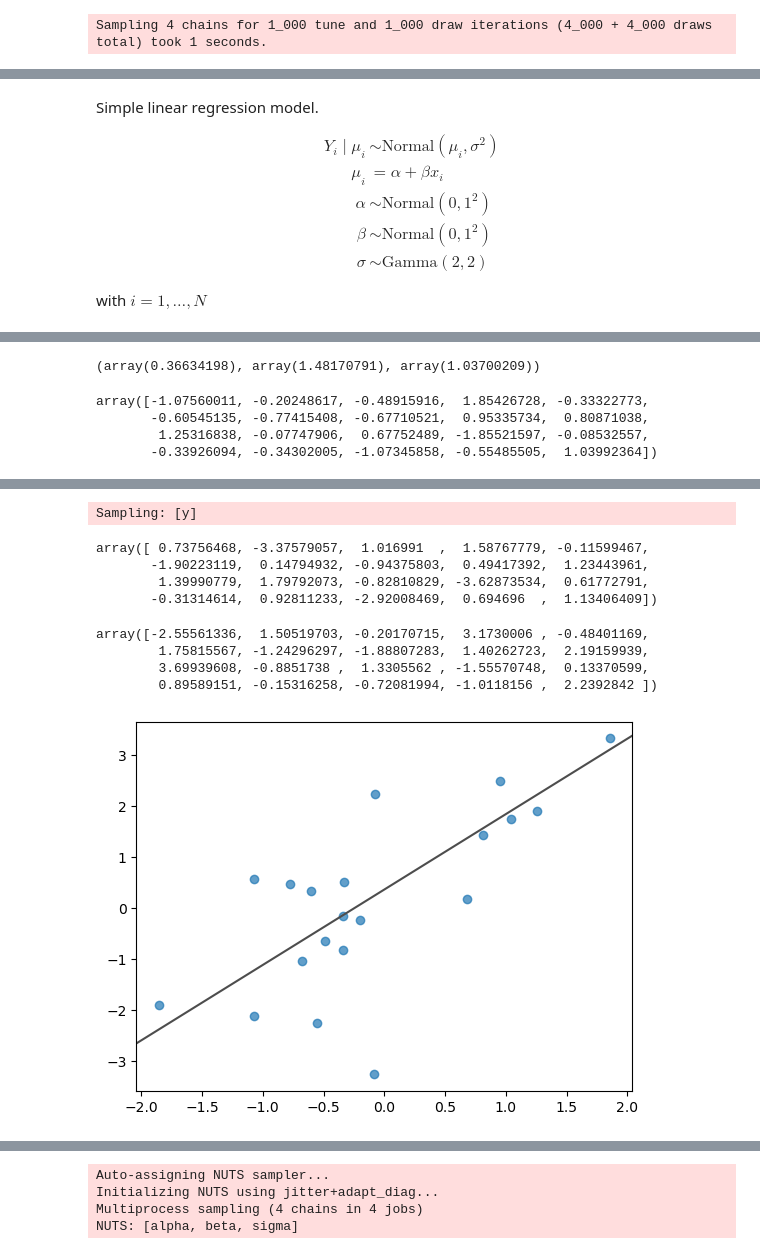
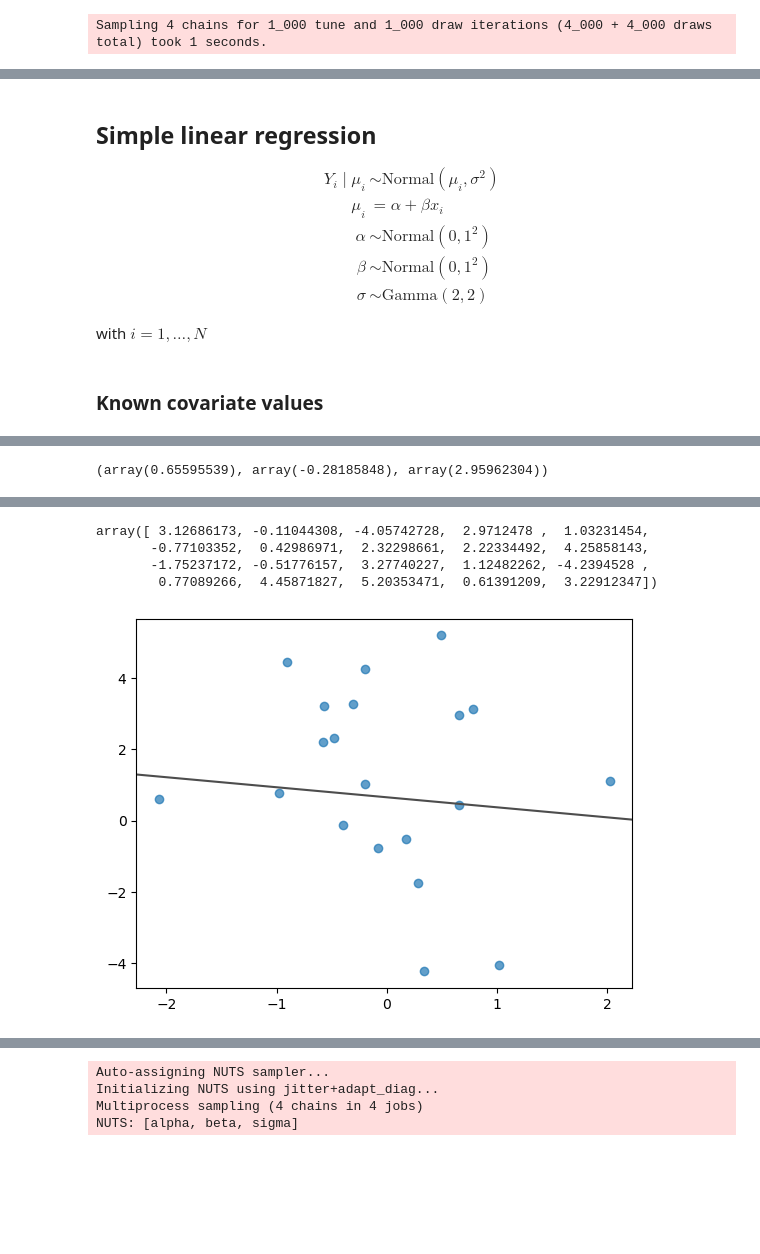
Before and after one commit to tomicapretto/tomicapretto.github.io, a Jupyter notebook: posts/2024-10-31_pymc-data-simulation/index.ipynb, the cells around one changed output, grey strips where cells are left out. Saved outputs shown, nothing was run; the diff lists cells and outputs as text; code cells hidden in the pictures; blank space fills up the shorter version.

```diff
--- a/posts/2024-10-31_pymc-data-simulation/index.ipynb
+++ b/posts/2024-10-31_pymc-data-simulation/index.ipynb
@@ -75,5 +79,5 @@ az.plot_posterior(idata, ref_val=[mu_value, sigma_value]);
 # %% [markdown]
-Simple linear regression model.
+## Simple linear regression
 
 $$
 \begin{aligned}
@@ -86,3 +90,5 @@ Y_i \mid \mu_i &\sim \text{Normal}(\mu_i, \sigma^2) \\
 $$
 
 with $i = 1, \dots, N$
+# %% [markdown]
+### Known covariate values
@@ -90,11 +103,10 @@ with $i = 1, \dots, N$
 N = 20
 
 with pm.Model() as model:
-    alpha = pm.Normal("alpha")
-    beta = pm.Normal("beta")
-    x = pm.Normal("x", shape=N)
+    alpha = pm.Normal("alpha", mu=0, sigma=1)
+    beta = pm.Normal("beta", mu=0, sigma=1)
 
-    mu = alpha + beta * x
+    mu = alpha + beta * x_values
     sigma = pm.Gamma("sigma", alpha=2, beta=2)
 
     pm.Normal("y", mu=mu, sigma=sigma, shape=N)
@@ -103,45 +115,32 @@ model.to_graphviz()
 # %% [output]
 [drawing not drawn]
 # %%
-alpha_value, beta_value, sigma_value, x_values = pm.draw([alpha, beta, sigma, x], random_seed=2)
+alpha_value, beta_value, sigma_value = pm.draw([alpha, beta, sigma], random_seed=rng)
+
+alpha_value, beta_value, sigma_value
+# %% [output]
+(array(0.65595539), array(-0.28185848), array(2.95962304))
-# %%
-alpha_value, beta_value, sigma_value
-# %% [output]
-(array(0.36634198), array(1.48170791), array(1.03700209))
-# %%
-x_values
-# %% [output]
-array([-1.07560011, -0.20248617, -0.48915916,  1.85426728, -0.33322773,
-       -0.60545135, -0.77415408, -0.67710521,  0.95335734,  0.80871038,
-        1.25316838, -0.07747906,  0.67752489, -1.85521597, -0.08532557,
-       -0.33926094, -0.34302005, -1.07345858, -0.55485505,  1.03992364])
 # %%
-model_do = pm.do(model, {"alpha": alpha_value, "beta": beta_value, "sigma": sigma_value, "x": x_values})
-model_do.to_graphviz()
+model_fixed_parameters = pm.do(
+    model,
+    {"alpha": alpha_value, "beta": beta_value, "sigma": sigma_value}
+)
+
+model_fixed_parameters.to_graphviz()
 # %% [output]
 [drawing not drawn]
-# %%
-with model_do:
-    idata_sim = pm.sample_prior_predictive(samples=1)
-idata_sim.prior["y"].to_numpy().flatten()
-# %% [output]
-Sampling: [y]
-array([ 0.73756468, -3.37579057,  1.016991  ,  1.58767779, -0.11599467,
-       -1.90223119,  0.14794932, -0.94375803,  0.49417392,  1.23443961,
-        1.39990779,  1.79792073, -0.82810829, -3.62873534,  0.61772791,
-       -0.31314614,  0.92811233, -2.92008469,  0.694696  ,  1.13406409])
 # %%
-y_values = pm.draw(model_do["y"])
+y_values = pm.draw(model_fixed_parameters["y"], random_seed=rng)
 y_values
 # %% [output]
-array([-2.55561336,  1.50519703, -0.20170715,  3.1730006 , -0.48401169,
-        1.75815567, -1.24296297, -1.88807283,  1.40262723,  2.19159939,
-        3.69939608, -0.8851738 ,  1.3305562 , -1.55570748,  0.13370599,
-        0.89589151, -0.15316258, -0.72081994, -1.0118156 ,  2.2392842 ])
+array([ 3.12686173, -0.11044308, -4.05742728,  2.9712478 ,  1.03231454,
+       -0.77103352,  0.42986971,  2.32298661,  2.22334492,  4.25858143,
+       -1.75237172, -0.51776157,  3.27740227,  1.12482262, -4.2394528 ,
+        0.77089266,  4.45871827,  5.20353471,  0.61391209,  3.22912347])
 # %%
 fig, ax = plt.subplots()
-ax.scatter(x_values, pm.draw(model_do["y"]), alpha=0.7)
+ax.scatter(x_values, y_values, alpha=0.7)
 ax.axline((0, alpha_value), slope=beta_value, color="0.3");
 # %% [output]
-[figure, old version]
+[figure, new version]
 # %%
```
Also changed, not shown: parts of 94 cells of this notebook.
